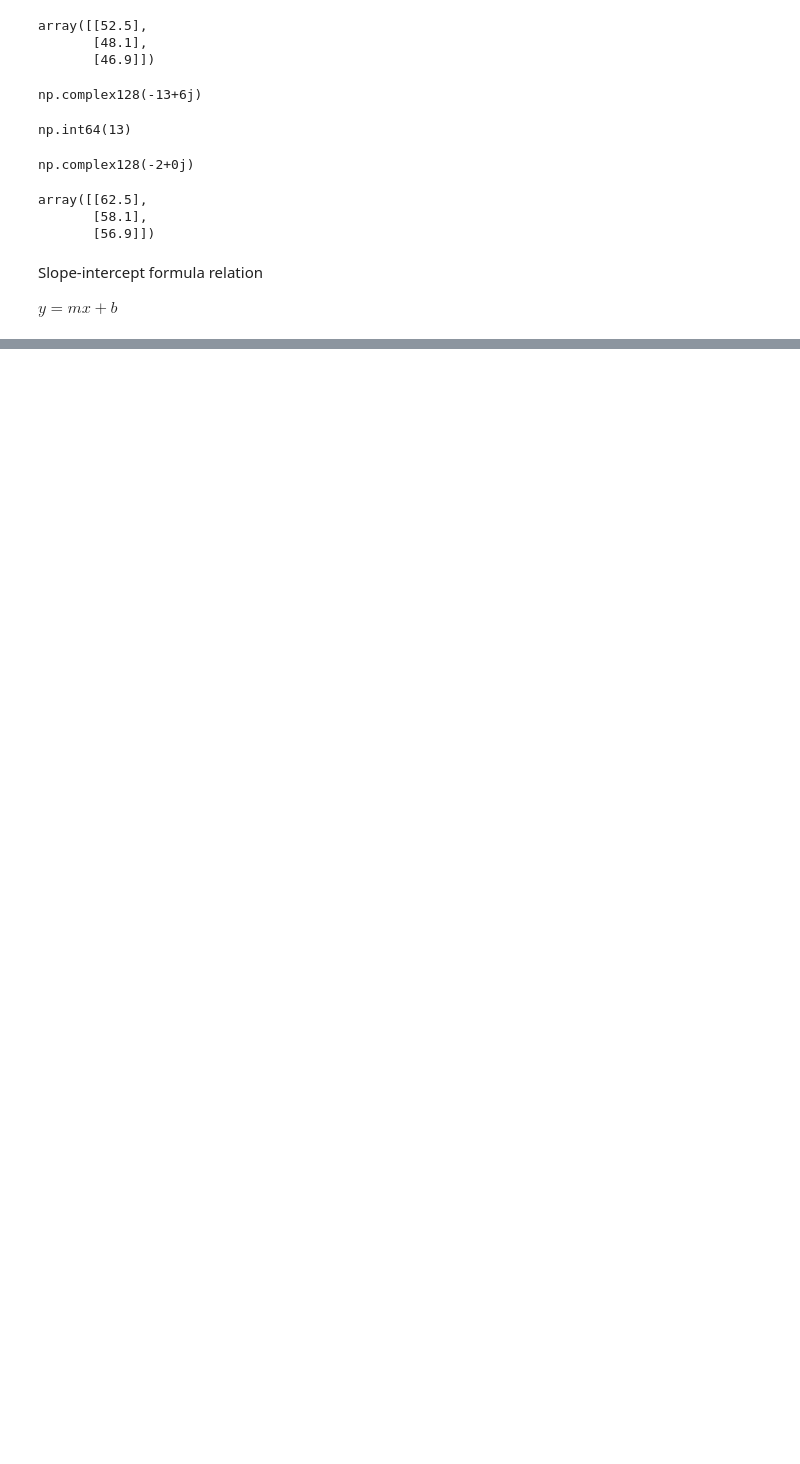
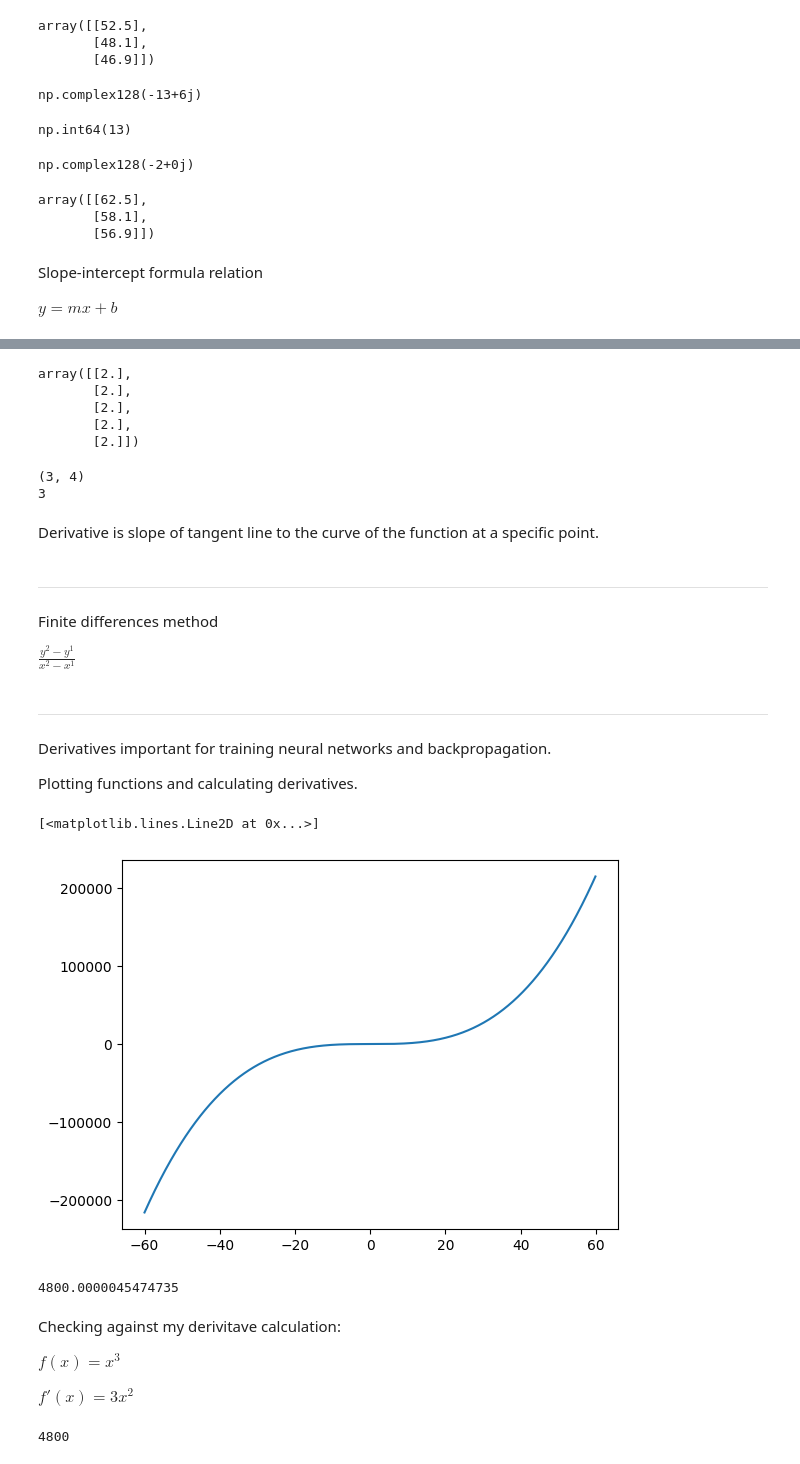
Before and after one commit to fischer011/numpy-review, a Jupyter notebook: Numpy_math_review.ipynb, the cells around one changed output, grey strips where cells are left out. Cells and saved outputs as stored; diff of their text form; code cells hidden in the pictures; blank space fills up the shorter version.

```diff
--- a/Numpy_math_review.ipynb
+++ b/Numpy_math_review.ipynb
@@ -250,0 +413,61 @@ array([[1.04166667, 1.78571429,        inf],
+# %%
+e = c + d
+e
+# %% [output]
+array([[2.],
+       [2.],
+       [2.],
+       [2.],
+       [2.]])
+# %%
+f = np.array([[2,4,7,8], [6,8,5,2], [10,12,7,6]])
+print(f.shape)
+print(len(f))
+# %% [output]
+(3, 4)
+3
+# %% [markdown]
+Derivative is slope of tangent line to the curve of the function at a specific point.
+# %% [markdown]
+---
+Finite differences method
+
+$\frac{y^2 - y^1}{x^2 - x^1}$
+# %% [markdown]
+---
+Derivatives important for training neural networks and backpropagation.
+
+Plotting functions and calculating derivatives.
+# %%
+import matplotlib.pyplot as plt
+
+x = np.arange(-60, 60, 0.1)
+fx = x ** 3
+
+plt.plot(x, fx)
+# %% [output]
+[<matplotlib.lines.Line2D at 0x...>]
+[figure, added]
+# %%
+x1 = 40 - 1e-7
+x2 = 40 + 1e-7
+
+y1 = x1 ** 3
+y2 = x2 ** 3
+
+slope = (y2 - y1)/(x2 - x1)
+slope
+# %% [output]
+4800.0000045474735
+# %% [markdown]
+Checking against my derivitave calculation:
+
+$f(x) = x^3$
+
+$f'(x) = 3x^2$
+# %%
+x = 40
+der = 3 * x ** 2
+der
+# %% [output]
+4800
```
Also changed, not shown: parts of 30 cells of this notebook.
